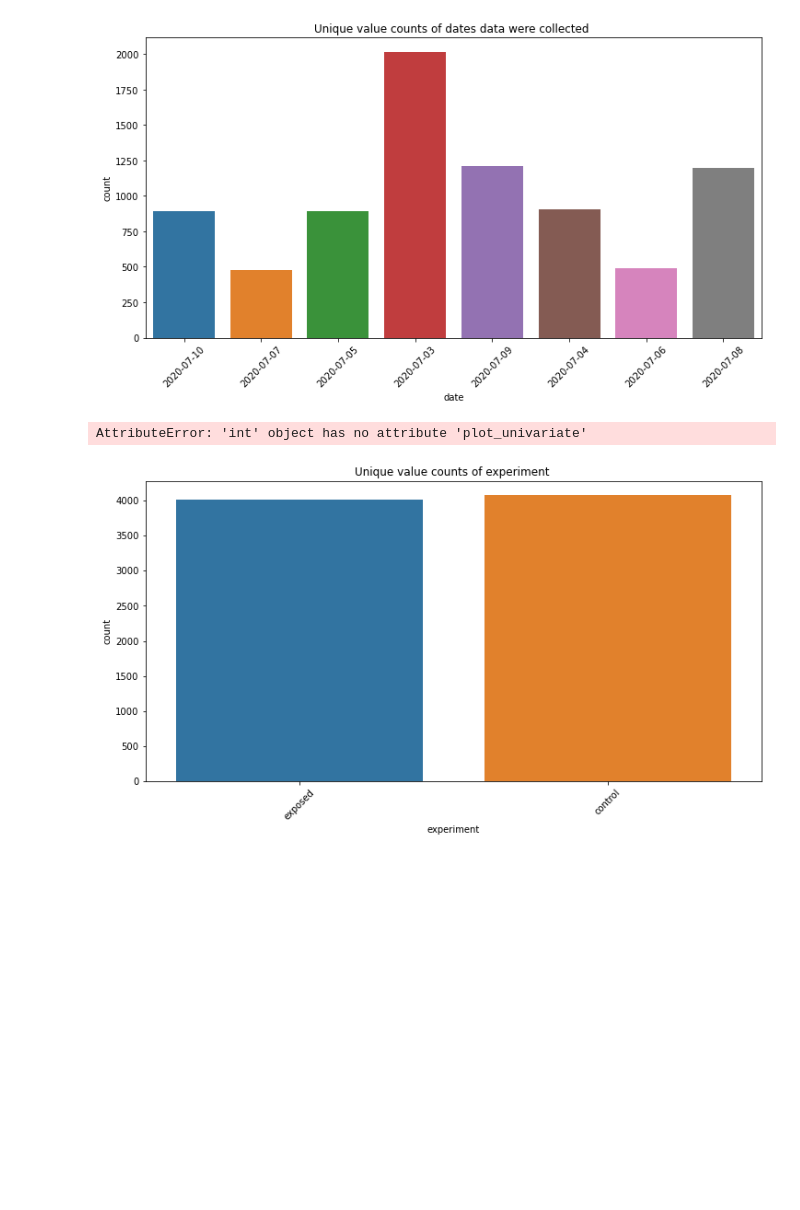
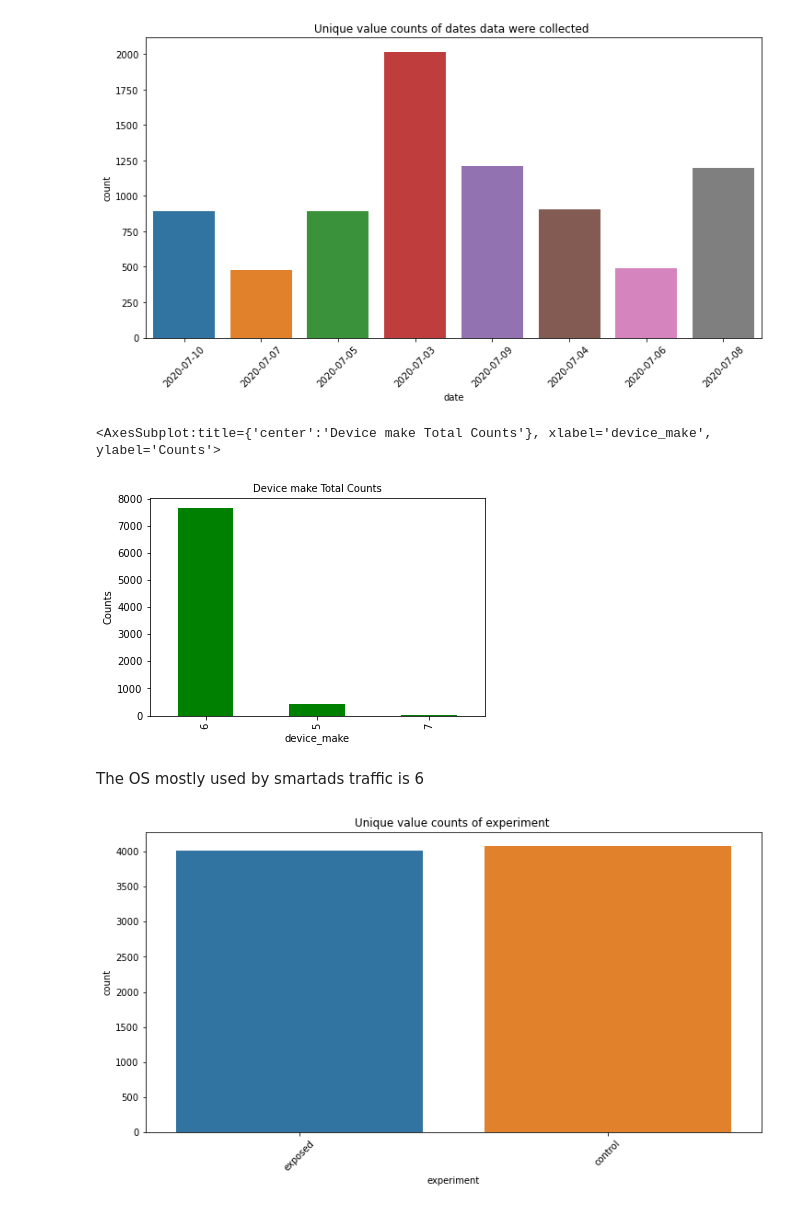
Before and after one commit to tadesse381/SmartAd_AB_test-1, a Jupyter notebook: notebooks/AdCampaingnEDA.ipynb, the cells around one changed output. Cells and saved outputs as stored; diff of their text form; code cells hidden in the pictures; blank space fills up the shorter version.

Commit message:
Add OS used

```diff
--- a/notebooks/AdCampaingnEDA.ipynb
+++ b/notebooks/AdCampaingnEDA.ipynb
@@ -165,11 +165,18 @@ plot_univariate('date', 'Unique value counts of dates data were collected ')
 # %%
 #Unique value count for platform_os
 
-df['platform_os'].nunique().plot_univariate('platform_os', 'Unique value counts of platform_os ')
-
-# platform_os
+fig, ax = plt.subplots()
+ax.tick_params(axis='x', labelsize=10)
+ax.tick_params(axis='y', labelsize=10)
+ax.set_xlabel('device_make', fontsize=10)
+ax.set_ylabel('Counts' , fontsize=10)
+ax.set_title('Device make Total Counts', fontsize=10)
+df['platform_os'].value_counts()[:20].plot(ax=ax, kind='bar', color='green')
 # %% [output]
-AttributeError: 'int' object has no attribute 'plot_univariate'
+<AxesSubplot:title={'center':'Device make Total Counts'}, xlabel='device_make', ylabel='Counts'>
+[figure, added]
+# %% [markdown]
+The OS mostly used by smartads traffic is 6
 # %%
 #Unique value count for experiment
 plot_univariate('experiment', 'Unique value counts of experiment ')
```
Also changed, not shown: parts of 9 cells of this notebook.
